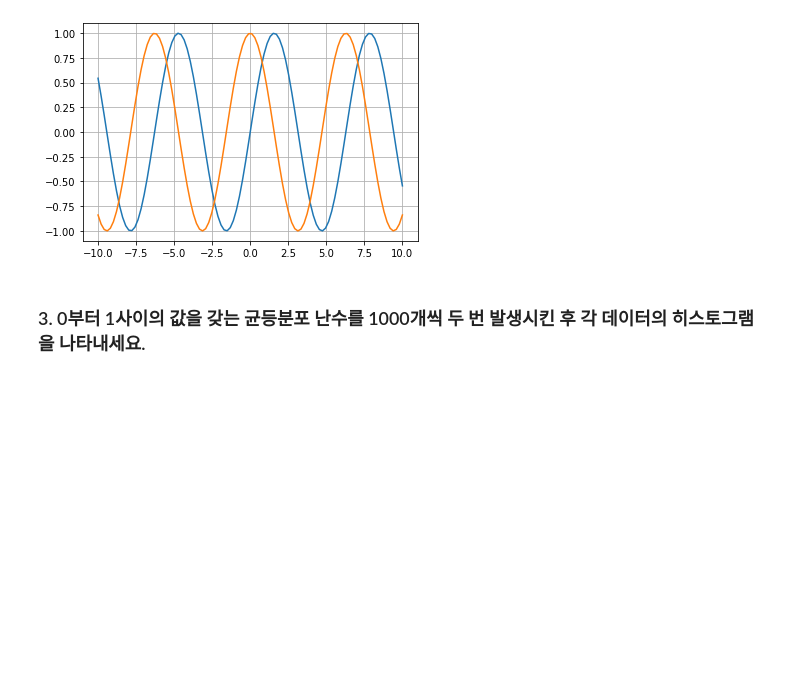
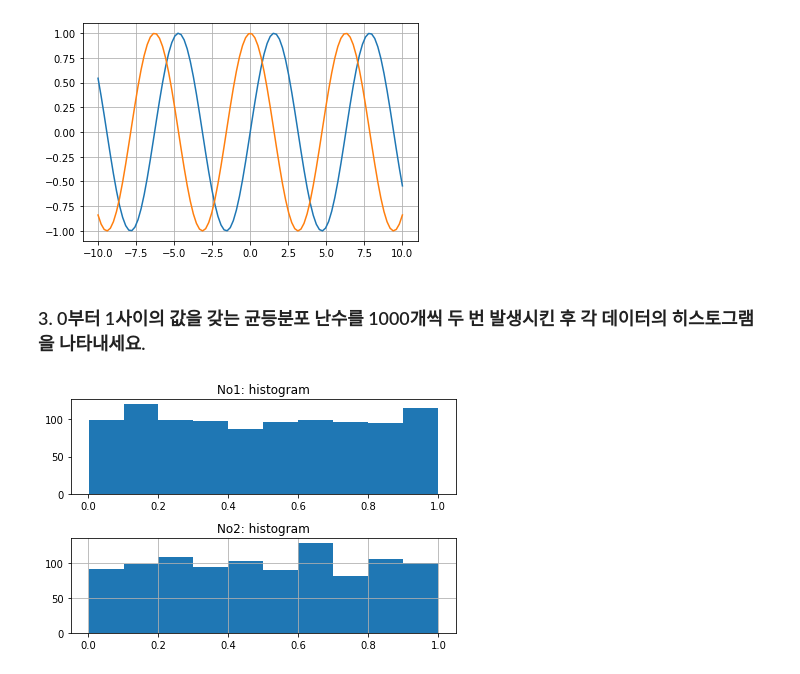
Before and after one commit to gongboogi/Python-Practice, a Jupyter notebook: 매트플롯립_기초.ipynb, the cells around one changed output. Cells and saved outputs as stored; diff of their text form; code cells hidden in the pictures; blank space fills up the shorter version.

```diff
--- a/매트플롯립_기초.ipynb
+++ b/매트플롯립_기초.ipynb
@@ -200,3 +200,27 @@ plt.grid(True)
 [figure]
 # %% [markdown]
 ### 3. 0부터 1사이의 값을 갖는 균등분포 난수를 1000개씩 두 번 발생시킨 후 각 데이터의 히스토그램을 나타내세요.
+# %%
+import math
+
+def uni_hist(N):
+  # 균등분포 난수 발생
+  x = np.random.uniform(0.0, 1.0, N)
+  y = np.random.uniform(0.0, 1.0,N)
+
+  plt.subplot(2,1,1)
+  plt.hist(x)
+  plt.title("No1: histogram")
+
+  plt.subplot(2,1,2)
+  plt.hist(y)
+  plt.title("No2: histogram")
+
+  plt.grid(True)
+
+  # 그래프 제목 겹침 방지 자동 레이아웃 설정
+  plt.tight_layout()
+
+uni_hist(1000)
+# %% [output]
+[figure, added]
```
Also changed, not shown: parts of 1 cell of this notebook.
